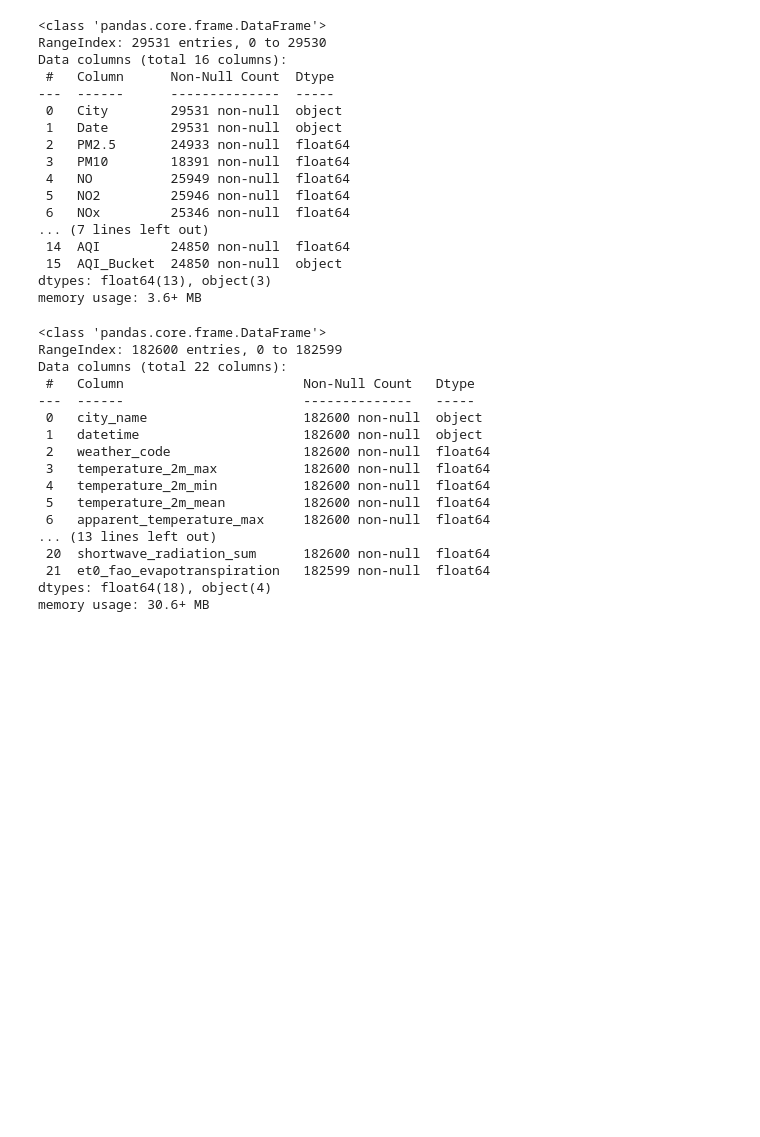
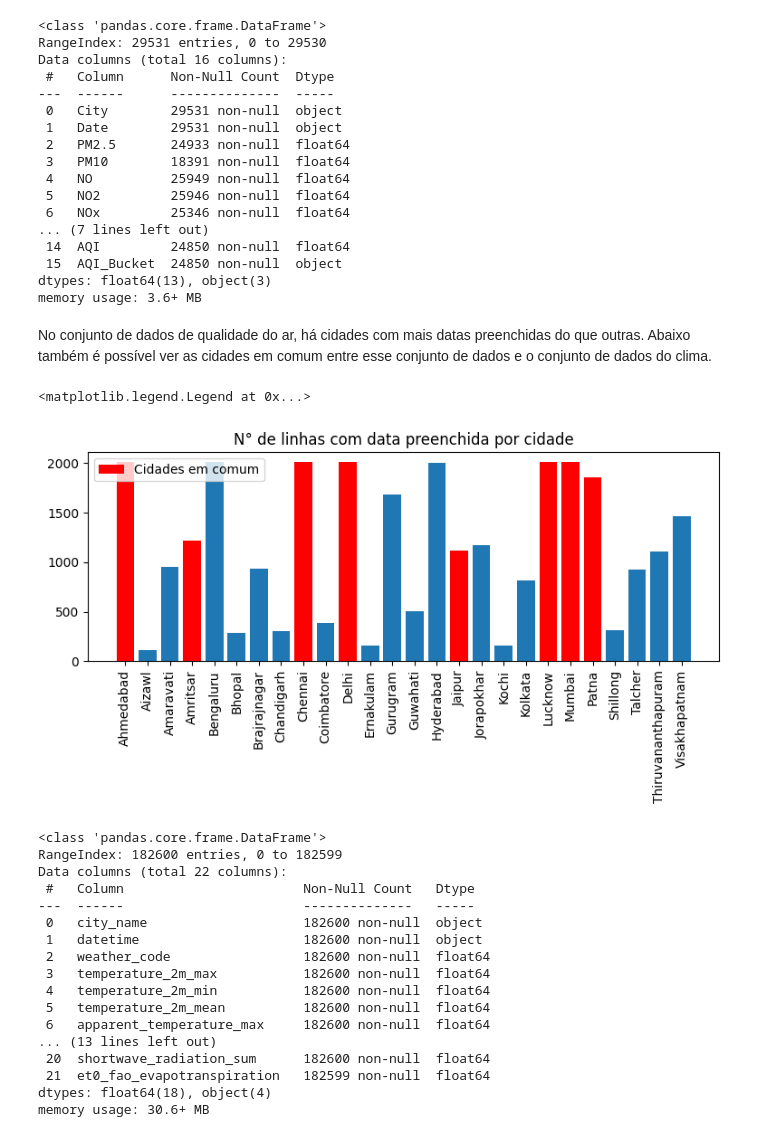
Before and after one commit to raphaelramosds/dca3501-project, a Jupyter notebook: assignments/Trabalho 1 - Parte I - Projeto de Analise de Dados.ipynb, the cells around one changed output. Saved outputs shown, nothing was run; the diff lists cells and outputs as text; code cells hidden in the pictures; blank space fills up the shorter version.

Commit message:
feat: use widgets and charts to explain analysis
Co-authored-by: Vitor Gabriel <vitorgabriel27@users.noreply.github.com>

```diff
--- a/assignments/Trabalho 1 - Parte I - Projeto de Analise de Dados.ipynb
+++ b/assignments/Trabalho 1 - Parte I - Projeto de Analise de Dados.ipynb
@@ -120,6 +121,24 @@ Data columns (total 16 columns):
  15  AQI_Bucket  24850 non-null  object
 dtypes: float64(13), object(3)
 memory usage: 3.6+ MB
+# %% [markdown]
+No conjunto de dados de qualidade do ar, há cidades com mais datas preenchidas do que outras. Abaixo também é possível ver as cidades em comum entre esse conjunto de dados e o conjunto de dados do clima.
+# %%
+common_cities = np.intersect1d(df_weather['city_name'].unique(), df_air_quality['City'].unique())
+
+fig, ax = plt.subplots(figsize=(9,3))
+
+plot_bar(
+    ax,
+    df_air_quality.groupby('City').count()['Date'],
+    "N° de linhas com data preenchida por cidade",
+    color_map={cc : 'red' for cc in common_cities}
+)
+
+ax.legend(['Cidades em comum'])
+# %% [output]
+<matplotlib.legend.Legend at 0x...>
+[figure, added]
 # %%
 df_weather.info()
 # %% [output]
```
Also changed, not shown: parts of 3 cells of this notebook, 1 other file.
